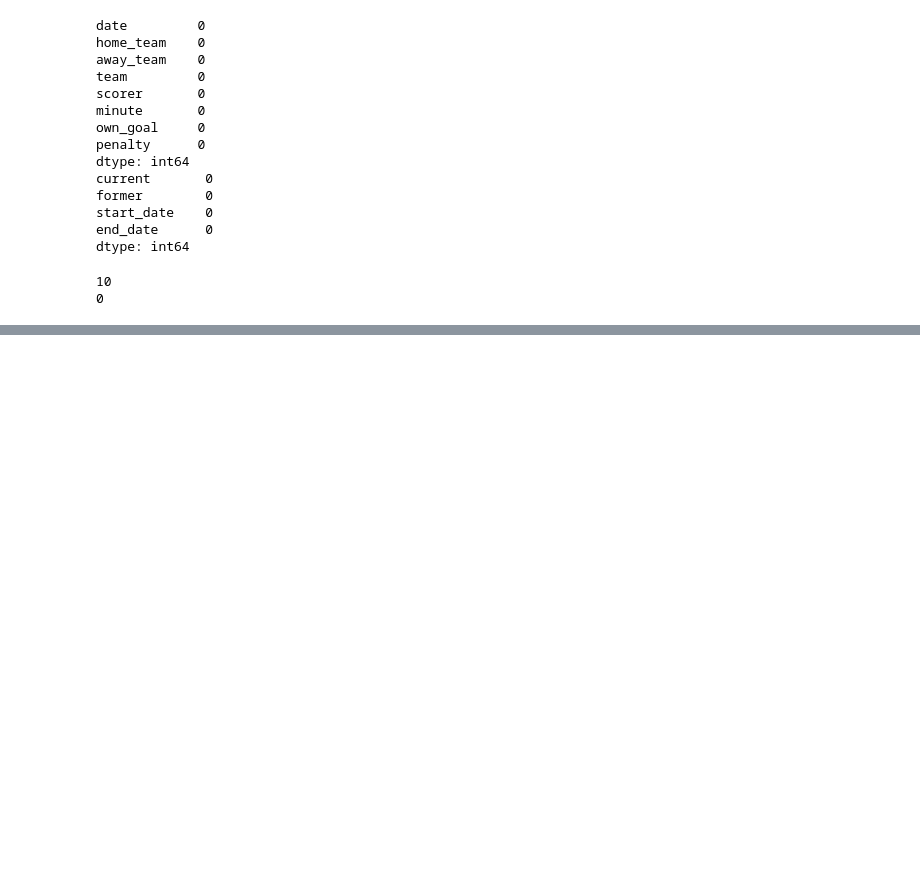
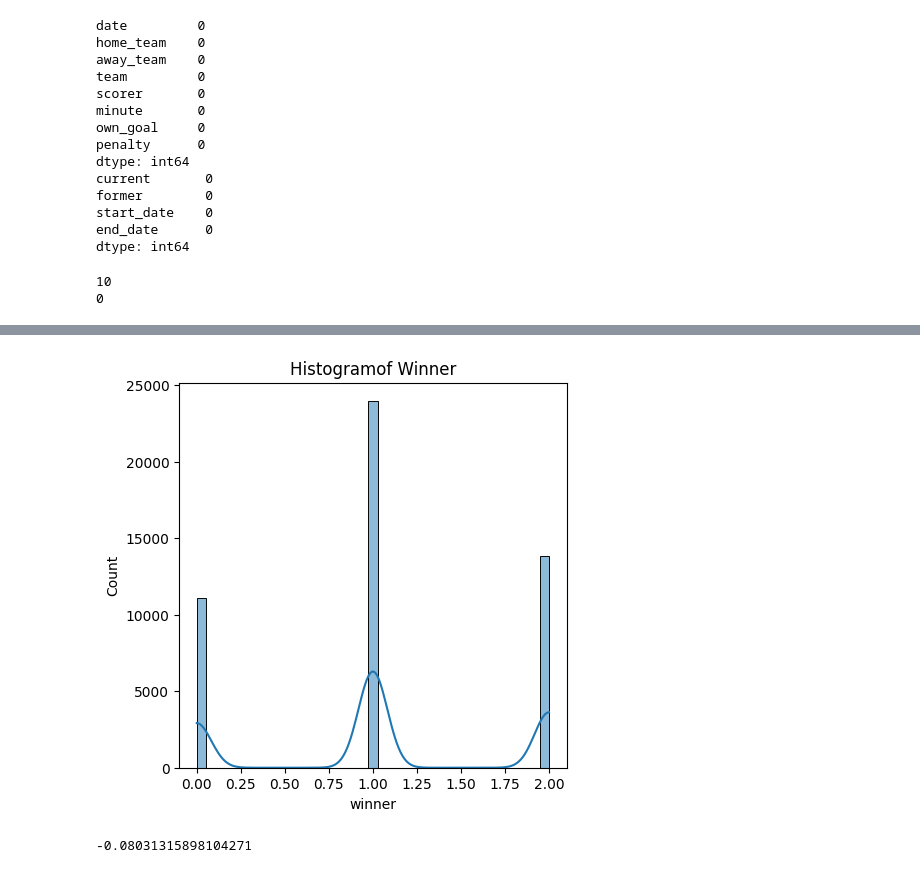
Before and after one commit to Snehit7/World_Cup_Analysis, a Jupyter notebook: World_Cup_Predication.ipynb, the cells around one changed output, grey strips where cells are left out. Drawn from its saved outputs; the diff is of its cells as text; code cells hidden in the pictures; blank space fills up the shorter version.

```diff
--- a/World_Cup_Predication.ipynb
+++ b/World_Cup_Predication.ipynb
@@ -273,0 +360,11 @@ goal_scorers = goal_scorers.drop_duplicates()
+# %%
+plt.figure(figsize=(5,5))
+sns.histplot(results['winner'],kde=True)
+plt.title('Histogramof Winner')
+plt.show()
+# %% [output]
+[figure, added]
+# %%
+print(results['winner'].skew())
+# %% [output]
+-0.08031315898104271
```
Also changed, not shown: parts of 11 cells of this notebook.
